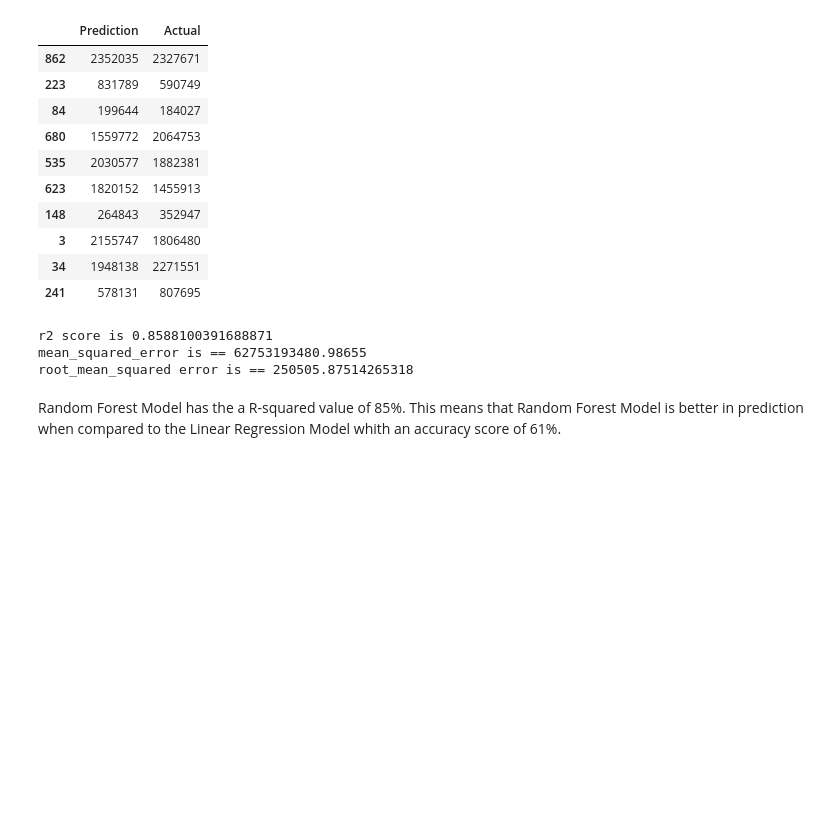
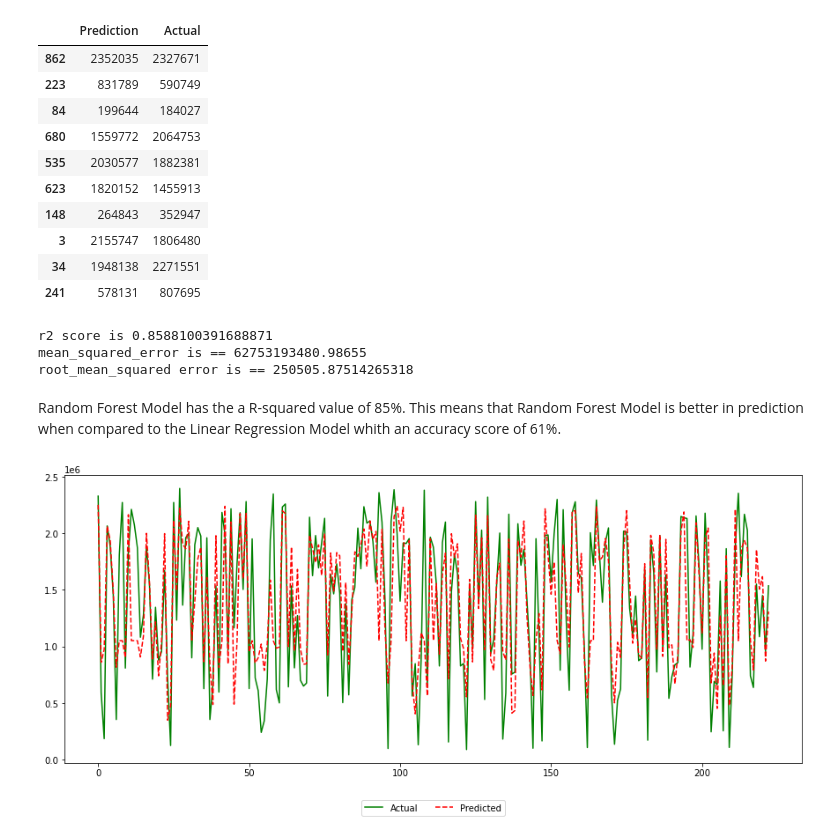
Before and after one commit to sangyoo1021/Covid_Travel_Data, a Jupyter notebook: ML/ML_models.ipynb, the cells around one changed output. Saved outputs shown, nothing was run; the diff lists cells and outputs as text; code cells hidden in the pictures; blank space fills up the shorter version.

Commit message:
added plots

```diff
--- a/ML/ML_models.ipynb
+++ b/ML/ML_models.ipynb
@@ -226,3 +226,14 @@ mean_squared_error is == 62753193480.98655
 root_mean_squared error is == 250505.87514265318
 # %% [markdown]
 Random Forest Model has the a R-squared value of 85%. This means that Random Forest Model is better in prediction when compared to the Linear Regression Model whith an accuracy score of 61%.
+# %%
+# plotting the actual and the predicted values for Linear model
+plt.rcParams['figure.figsize'] = (15,6)
+x_axes = range(len(X_test))
+# plotting
+plt.plot(x_axes, y_test, label = 'Actual', color = 'g', linestyle = '-')
+plt.plot(x_axes, y_pred, label = 'Predicted', color = 'r', linestyle = '--')
+plt.legend(bbox_to_anchor = (0.5, -0.2), loc = 'lower center', ncol = 2, frameon = True)
+plt.show()
+# %% [output]
+[figure, added]
```
Also changed, not shown: parts of 1 cell of this notebook.
